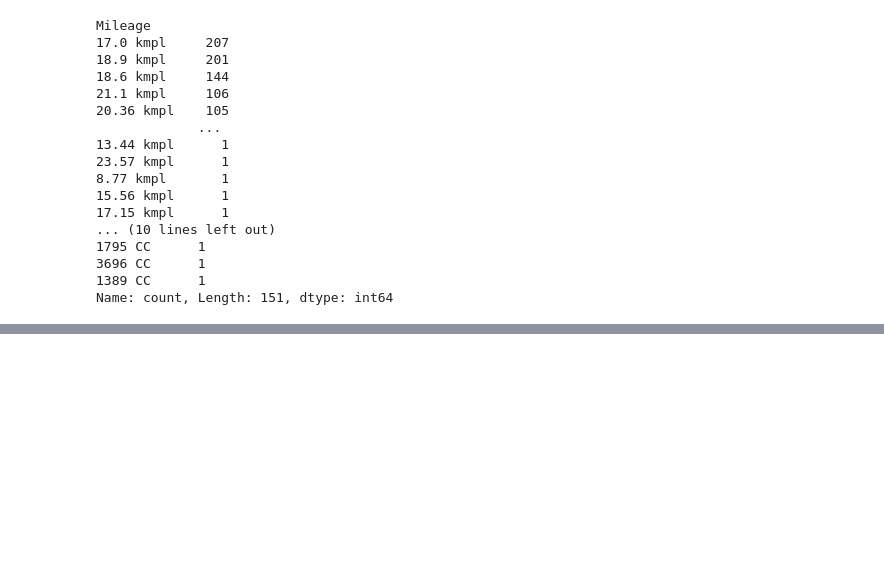
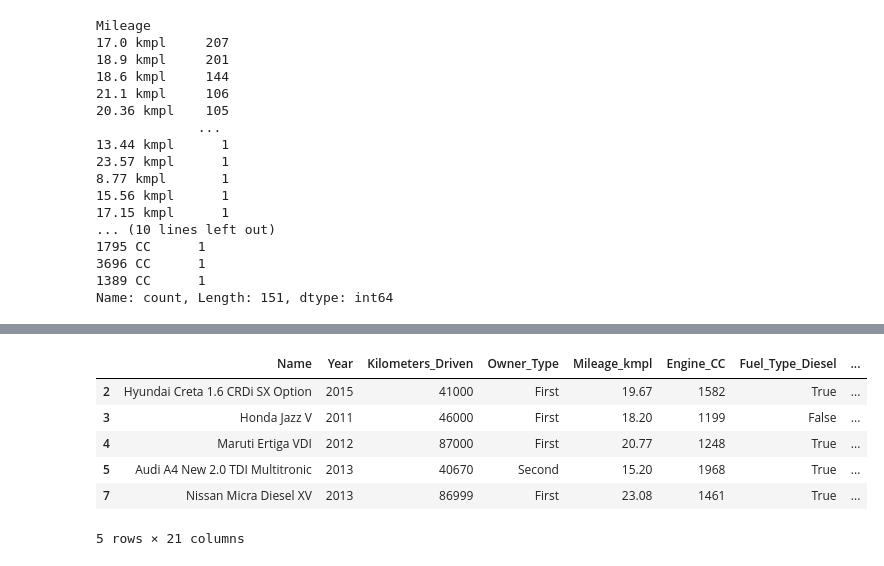
Before and after one commit to AnnabelleMcSharry/AI-ML-Car-Data, a Jupyter notebook: Task1.ipynb, the cells around one changed output, grey strips where cells are left out. Cells and saved outputs as stored; diff of their text form; code cells hidden in the pictures; blank space fills up the shorter version.

```diff
--- a/Task1.ipynb
+++ b/Task1.ipynb
@@ -104,0 +216,14 @@ Cars["Kilometers_Driven"] = pd.to_numeric(Cars["Kilometers_Driven"])
+# %%
+# One-Hot Encoding for 'Fuel_Type', 'Transmission', and 'Location' (Nominal)
+# We are not using `drop_first=True` to ensure explicit columns for all categories.
+Cars = pd.get_dummies(Cars, columns=['Fuel_Type', 'Transmission', 'Location'], drop_first=False)
+
+display(Cars.head())
+# %% [output]
+|  | Name | Year | Kilometers_Driven | Owner_Type | Mileage_kmpl | Engine_CC | Fuel_Type_Diesel | ... |
+| 2 | Hyundai Creta 1.6 CRDi SX Option | 2015 | 41000 | First | 19.67 | 1582 | True | ... |
+| 3 | Honda Jazz V | 2011 | 46000 | First | 18.20 | 1199 | False | ... |
+| 4 | Maruti Ertiga VDI | 2012 | 87000 | First | 20.77 | 1248 | True | ... |
+| 5 | Audi A4 New 2.0 TDI Multitronic | 2013 | 40670 | Second | 15.20 | 1968 | True | ... |
+| 7 | Nissan Micra Diesel XV | 2013 | 86999 | First | 23.08 | 1461 | True | ... |
+5 rows × 21 columns
```
Also changed, not shown: parts of 16 cells of this notebook.
